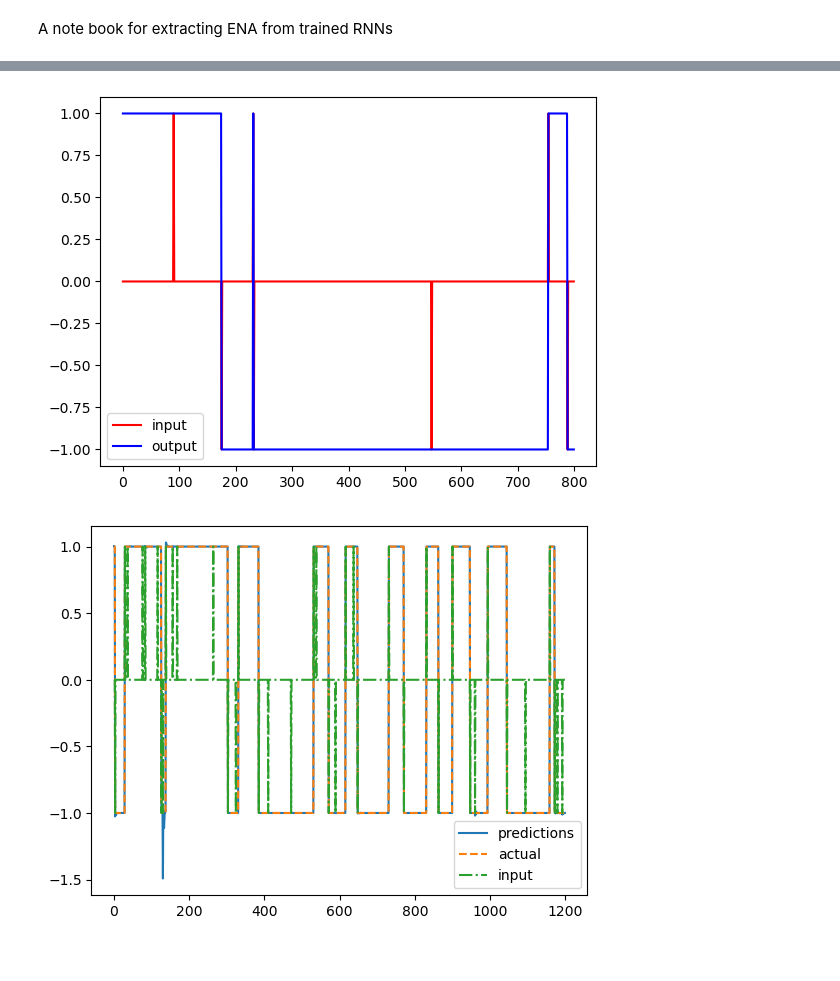
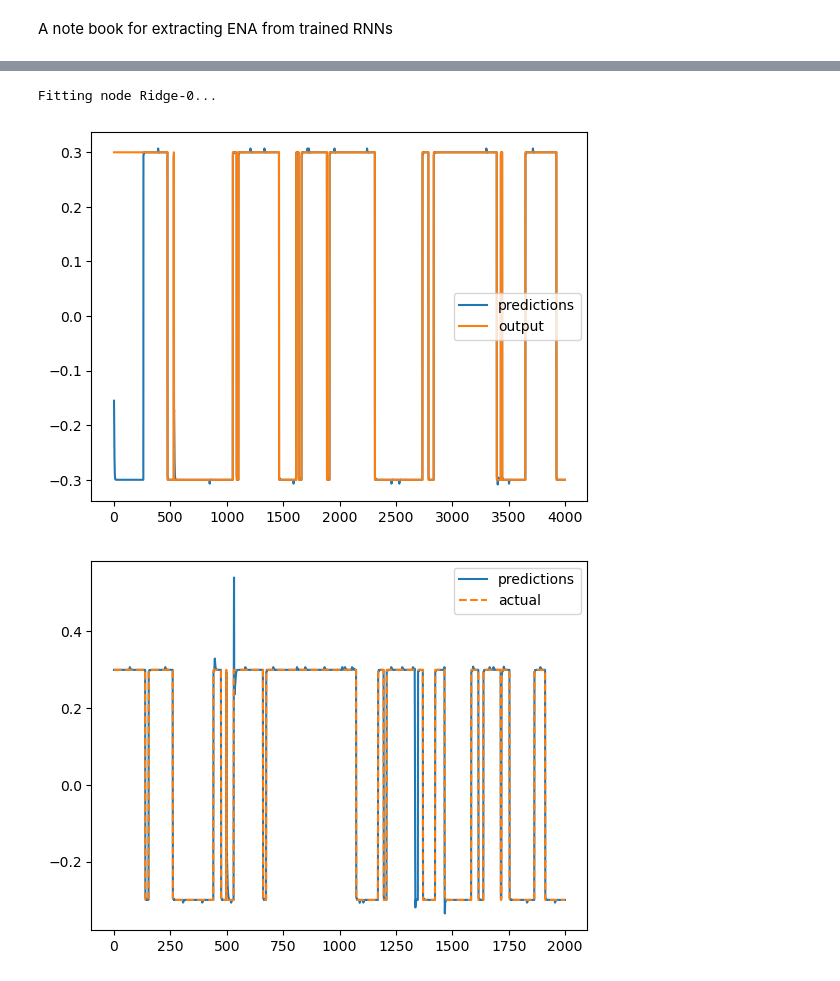
Before and after one commit to Muhfad/Excitable-Reservoirs, a Jupyter notebook: extracting.ipynb, the cells around one changed output, grey strips where cells are left out. Cells and saved outputs as stored; diff of their text form; code cells hidden in the pictures.

```diff
--- a/extracting.ipynb
+++ b/extracting.ipynb
@@ -143,13 +147,17 @@ Wr, Win, Wfb = torch.tensor(reservoir['W'].toarray()), \
 # Wout = ridge['Wout']
 # %%
 # testing model
+amplitude = 0.3
 with open('train_test.pkl', 'rb') as f:
     x_train, y_train = pickle.load(f)
+x_train = amplitude*x_train
+y_train = amplitude*y_train
 # %%
+seed = 42
 from reservoirpy.nodes import Reservoir, Ridge
 n_neurons = 500
-reservoir = Reservoir(n_neurons, sr=0.9, rc_connectivity=0.05, lr = 1,
-        input_bias=False)
+reservoir = Reservoir(n_neurons, sr=0.5, rc_connectivity=0.05, lr = 1,
+        input_bias=False, seed=42, input_scaling=1.2)
 readout = Ridge(ridge=1e-4, input_bias=False)
 # This force learning uses a single layer online neural network.
 # readout = FORCE(alpha=1e-6)
@@ -162,41 +170,45 @@ esn = esn.fit(x_train, y_train)
 # readout.Wout = Wout
 # reservoir.Wfb = Wfb
 # reservoir.W = Wr
+# %% [output]
+Fitting node Ridge-0...
 # %%
 preds = esn.run(x_train)
 # %%
-n_start = 300
-n_steps = 800
+n_start = 0
+n_steps = 4000
 d = 0
-# plt.plot(preds[n_start:(n_start + n_steps), d], label='predictions')
+plt.plot(preds[n_start:(n_start + n_steps), d], label='predictions')
 # plt.subplot(2, 1, 1)
-plt.plot(x_train[n_start:(n_start + n_steps), d], 'r-', label = 'input')
+# plt.plot(x_train[n_start:(n_start + n_steps), d], 'r-', label = 'input')
 # plt.legend()
 # plt.show()
 # plt.subplot(2, 1, 2)
-plt.plot(y_train[n_start:(n_start + n_steps), d], 'b-', label='output')
+plt.plot(y_train[n_start:(n_start + n_steps), d], label='output')
 plt.legend()
 plt.show()
 # %% [output]
-[figure, old version]
+[figure, new version]
 # %%
 N_new = 10000
 x_new, y_new, _ = sequence(N_new, 0.03, 1, 1)
+x_new = amplitude*x_new
+y_new = amplitude*y_new
 # %%
 pred_new_data = esn.run(x_new)
 # %%
-n_start = 3000
+n_start = 0
 # n_steps = x_test.shape[0]
-n_steps = 1200
+n_steps = 2000
 d = 0
 plt.plot(pred_new_data[n_start:(n_start + n_steps), d], label='predictions')
 plt.plot(y_new[n_start:(n_start + n_steps), d], label='actual', linestyle='--')
-plt.plot(x_new[n_start:(n_start + n_steps), d], label='input', linestyle='-.')
+# plt.plot(x_new[n_start:(n_start + n_steps), d], label='input', linestyle='-.')
 # plt.plot(x_train[n_start:(n_start + n_steps), d], label = 'input', linestyle='-.')
 plt.legend()
 plt.show()
 # %% [output]
-[figure, old version]
+[figure, new version]
 # %%
 import torch
 import torch.nn as nn
```
Also changed, not shown: parts of 25 cells of this notebook, 6 other files.
